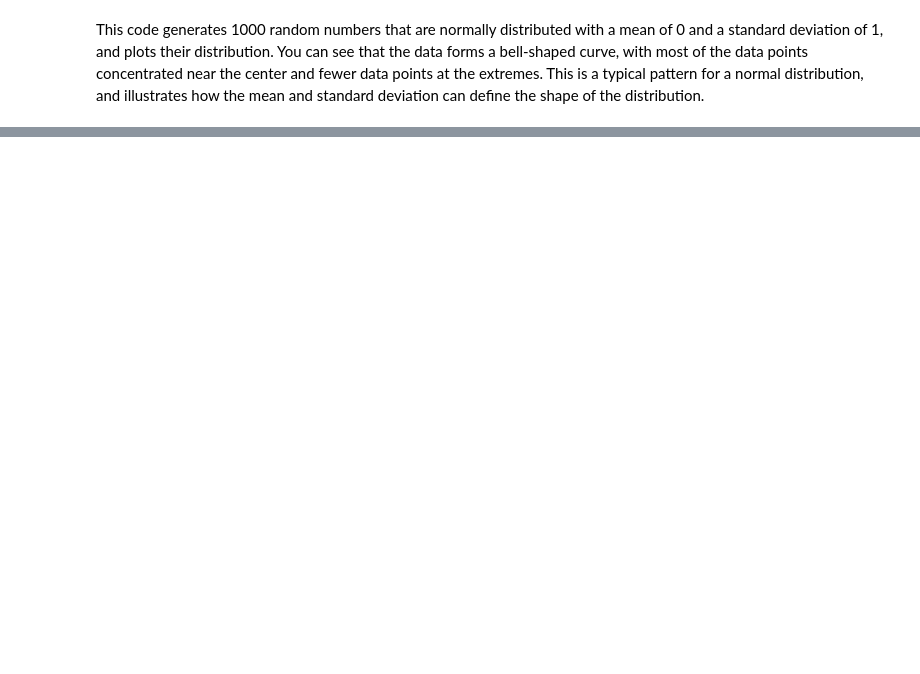
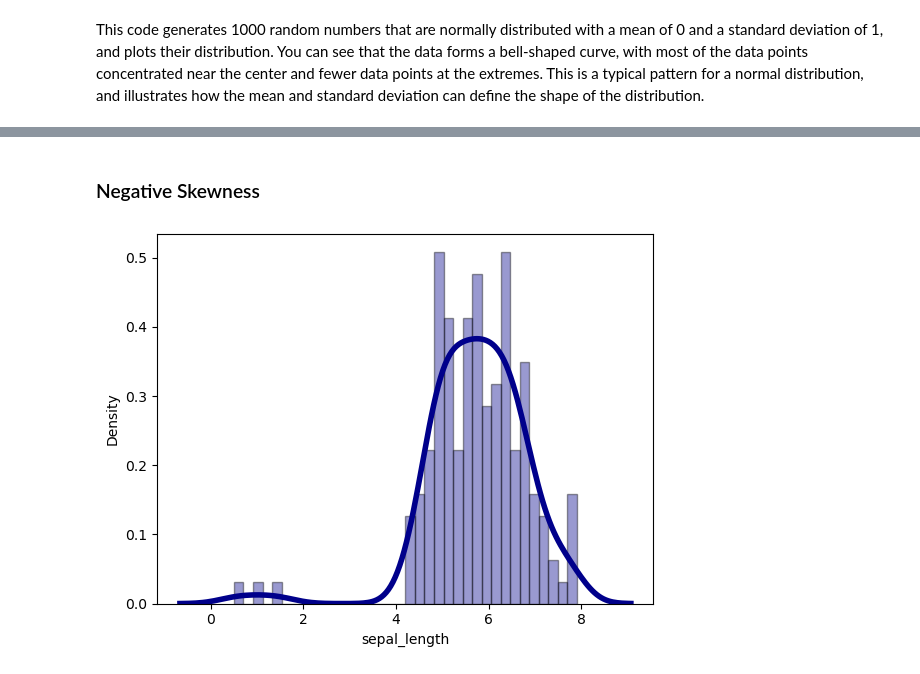
Before and after one commit to RyanMch97/FDA-Assement, a Jupyter notebook: BinomialProject.ipynb, the cells around one changed output, grey strips where cells are left out. Cells and saved outputs as stored; diff of their text form; code cells hidden in the pictures; blank space fills up the shorter version.

```diff
--- a/BinomialProject.ipynb
+++ b/BinomialProject.ipynb
@@ -82,0 +105,18 @@ This code generates 1000 random numbers that are normally distributed with a mea
+# %% [markdown]
+### Negative Skewness
+# %%
+# Adding some outliers to the dataset to show the negative skewness
+iris = iris.append(pd.DataFrame({'sepal_length': [0.5, 1.0, 1.5], 'sepal_width': [3.0, 3.5, 4.0],
+                                 'petal_length': [5.0, 5.5, 6.0], 'petal_width': [1.5, 2.0, 2.5],
+                                 'species': ['setosa', 'versicolor', 'virginica']}), ignore_index=True)
+
+
+# Plot the distribution of the sepal length variable in the subset
+sns.distplot(iris['sepal_length'], hist=True, kde=True,
+             bins=int(180/5), color = 'darkblue',
+             hist_kws={'edgecolor':'black'},
+             kde_kws={'linewidth': 4})
+
+plt.show()
+# %% [output]
+[figure, added]
```
Also changed, not shown: parts of 7 cells of this notebook.
